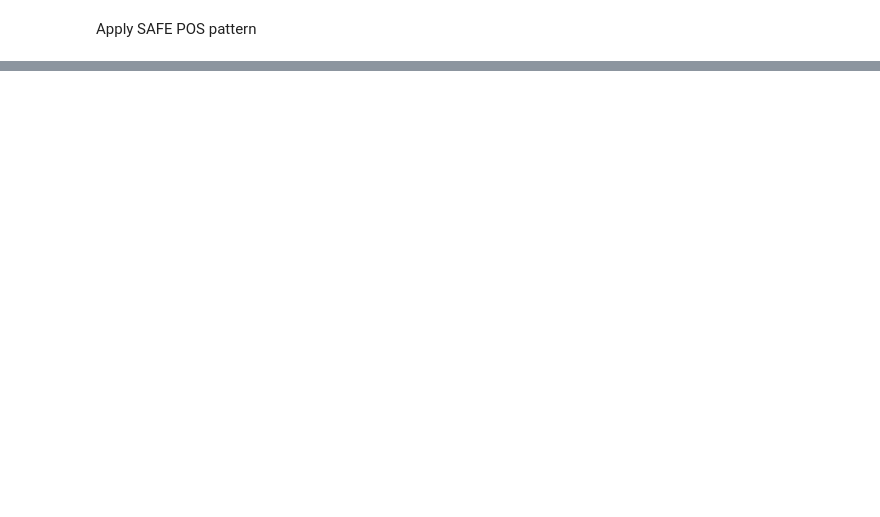
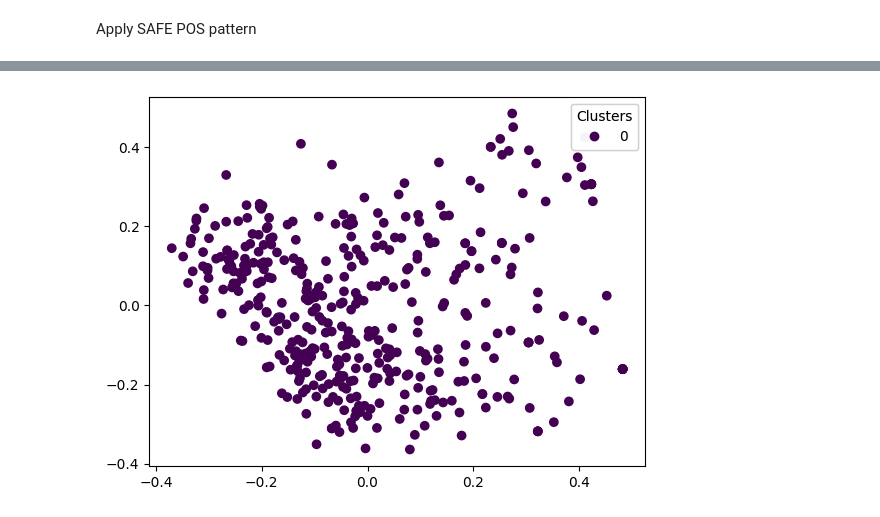
Before and after one commit to Ayfred/MissionR-D, a Jupyter notebook: SAFE_application.ipynb, the cells around one changed output, grey strips where cells are left out. Cells and saved outputs as stored; diff of their text form; code cells hidden in the pictures; blank space fills up the shorter version.

```diff
--- a/SAFE_application.ipynb
+++ b/SAFE_application.ipynb
@@ -26,5 +26,5 @@ with open(path, newline='',  encoding='utf-8') as csvfile:
         #if detect(row[0]) == 'fr':
         string_list.append(row[0])
 # %%
-string_list = string_list[:50]
+string_list = string_list[:1000]
 # %%
@@ -632,3 +597,44 @@ Cluster  7
+# %%
+from sentence_transformers import SentenceTransformer
+from sklearn.cluster import DBSCAN
+import numpy as np
+import faiss
+import matplotlib.pyplot as plt
+from sklearn.decomposition import PCA
+
+embedder = SentenceTransformer('all-MiniLM-L6-v2')
+
+# Corpus with example sentences
+corpus = matched_list
+corpus_embeddings = embedder.encode(corpus)
+
+# Normalize the embeddings to unit length
+corpus_embeddings = corpus_embeddings / np.linalg.norm(corpus_embeddings, axis=1, keepdims=True)
+
+# Set up Faiss for nearest neighbor search
+index = faiss.IndexFlatIP(corpus_embeddings.shape[1])
+index.add(corpus_embeddings)
+
+# Perform nearest neighbor search to get indices of similar embeddings
+_, indices = index.search(corpus_embeddings, k=5)  # Get the 5 most similar embeddings for each sentence
+
+# Perform DBSCAN clustering on the similar embeddings
+clustering_model = DBSCAN(eps=1.5, min_samples=2, metric='cosine')
+cluster_assignment = clustering_model.fit_predict(corpus_embeddings[indices[:, 1]])
+
+# Reduce dimensionality for visualization
+pca = PCA(n_components=2)
+corpus_embeddings_2d = pca.fit_transform(corpus_embeddings)
+
+# Plot the clustered embeddings
+fig, ax = plt.subplots()
+scatter = ax.scatter(corpus_embeddings_2d[:, 0], corpus_embeddings_2d[:, 1], c=cluster_assignment)
+legend1 = ax.legend(*scatter.legend_elements(),
+                    loc="upper right", title="Clusters")
+ax.add_artist(legend1)
+plt.show()
+# %% [output]
+[figure, added]
 # %%
 """
 This is a simple application for sentence embeddings: semantic search
```
Also changed, not shown: parts of 19 cells of this notebook.
